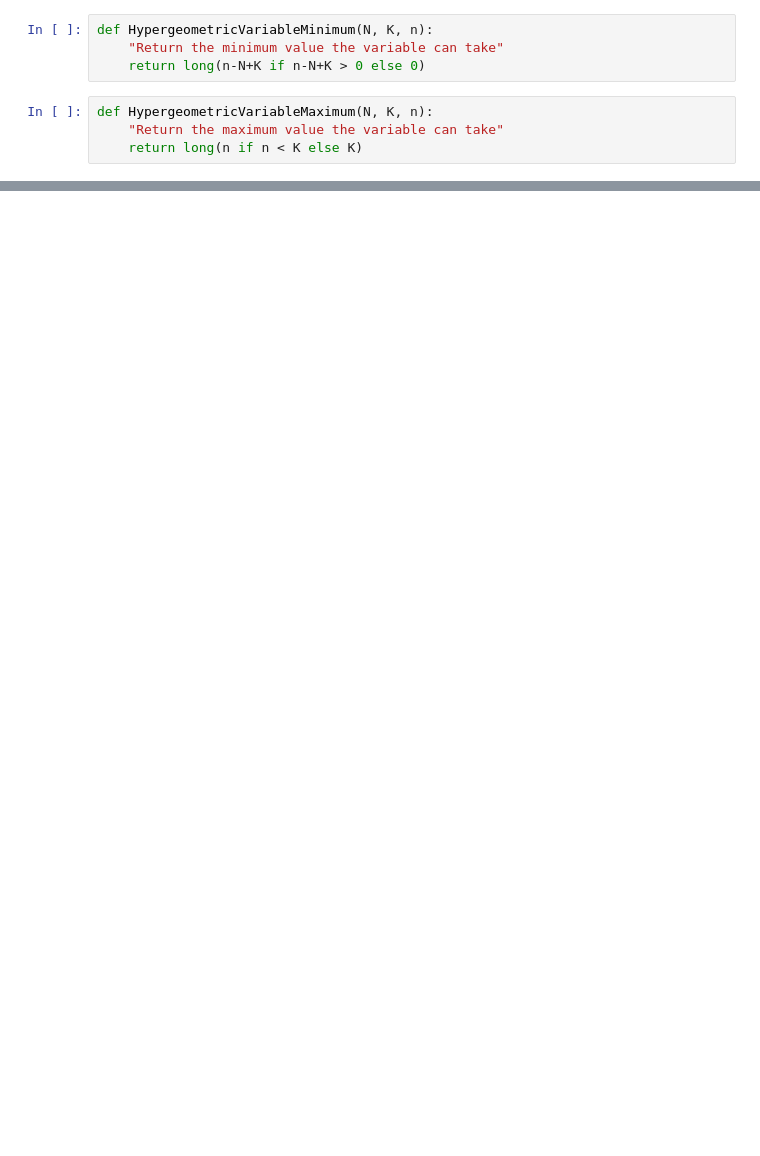
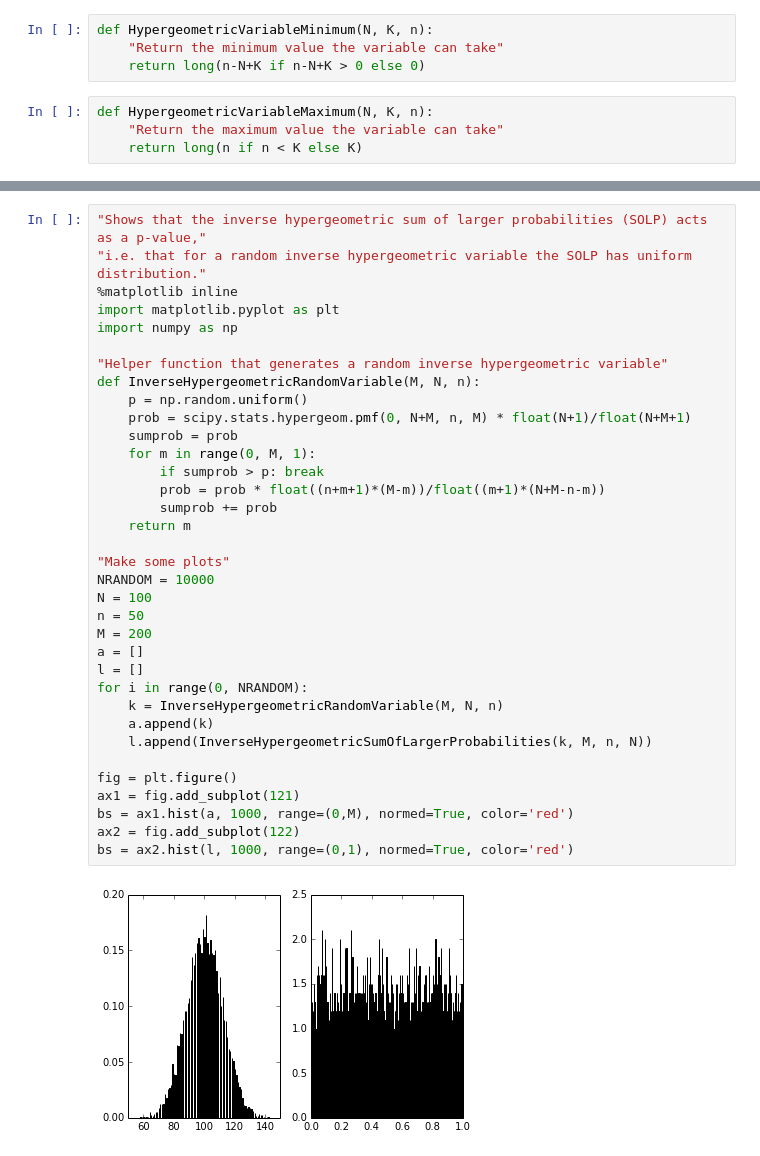
Before and after one commit to faab5/tools-and-scripts, a Jupyter notebook: hypergeometrictools.ipynb, the cells around one changed output, grey strips where cells are left out. Cells and saved outputs as stored; diff of their text form; blank space fills up the shorter version.

```diff
--- a/hypergeometrictools.ipynb
+++ b/hypergeometrictools.ipynb
@@ -129,0 +128,37 @@ bs = ax3.hist(l, 1000, range=(0,1), normed=True, color='red')
+# %%
+"Shows that the inverse hypergeometric sum of larger probabilities (SOLP) acts as a p-value,"
+"i.e. that for a random inverse hypergeometric variable the SOLP has uniform distribution."
+%matplotlib inline
+import matplotlib.pyplot as plt
+import numpy as np
+
+"Helper function that generates a random inverse hypergeometric variable"
+def InverseHypergeometricRandomVariable(M, N, n):
+    p = np.random.uniform()
+    prob = scipy.stats.hypergeom.pmf(0, N+M, n, M) * float(N+1)/float(N+M+1)
+    sumprob = prob
+    for m in range(0, M, 1):
+        if sumprob > p: break
+        prob = prob * float((n+m+1)*(M-m))/float((m+1)*(N+M-n-m))
+        sumprob += prob
+    return m
+
+"Make some plots"
+NRANDOM = 10000
+N = 100
+n = 50
+M = 200
+a = []
+l = []
+for i in range(0, NRANDOM):
+    k = InverseHypergeometricRandomVariable(M, N, n)
+    a.append(k)
+    l.append(InverseHypergeometricSumOfLargerProbabilities(k, M, n, N))
+
+fig = plt.figure()
+ax1 = fig.add_subplot(121)
+bs = ax1.hist(a, 1000, range=(0,M), normed=True, color='red')
+ax2 = fig.add_subplot(122)
+bs = ax2.hist(l, 1000, range=(0,1), normed=True, color='red')
+# %% [output]
+[figure, added]
```
Also changed, not shown: parts of 11 cells of this notebook.
